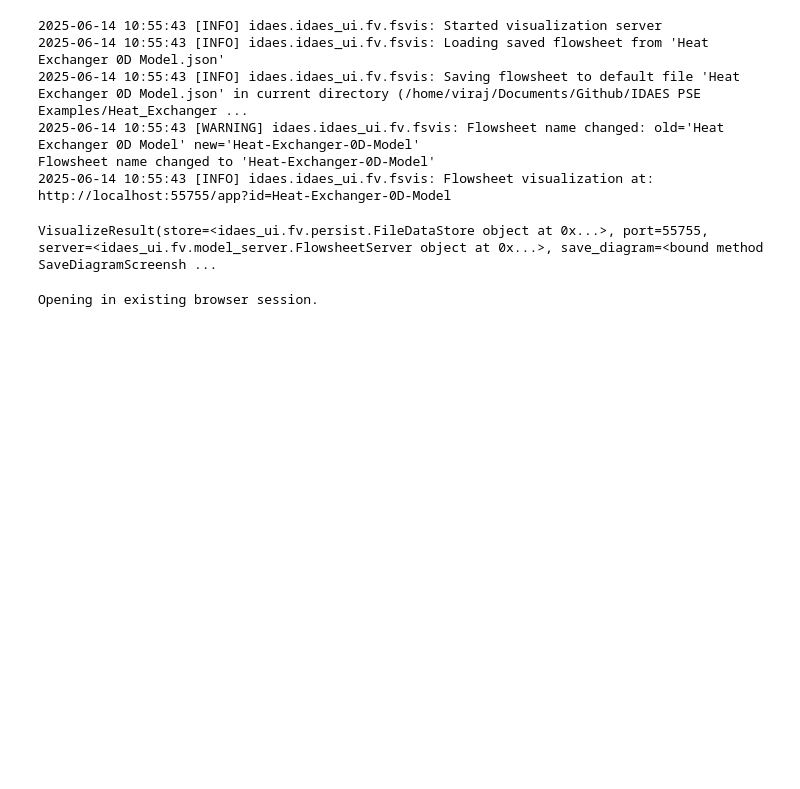
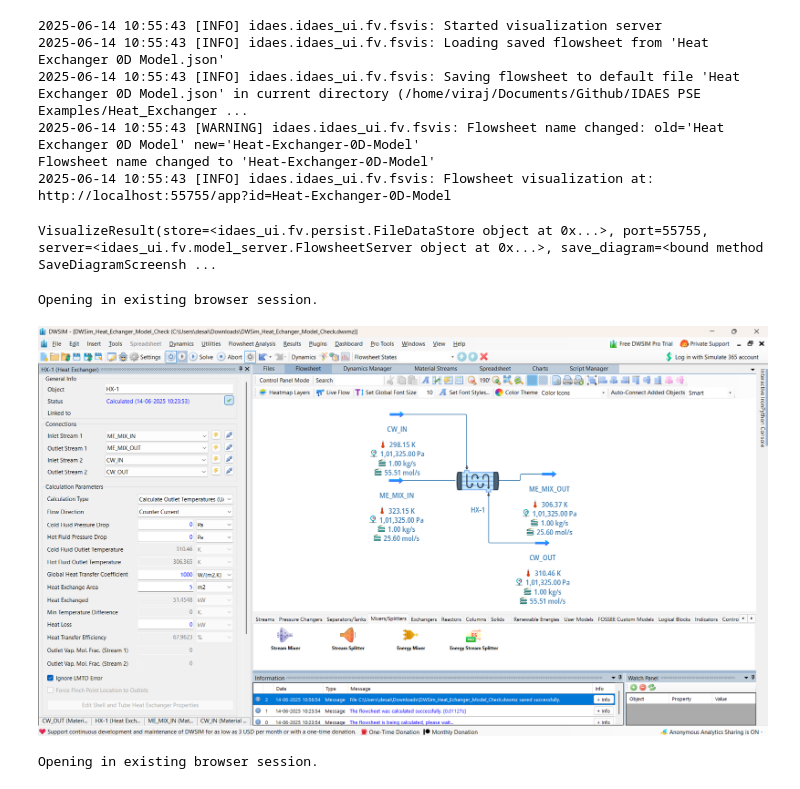
Before and after one commit to virajdesai0309/IDAES-PSE-Examples, a Jupyter notebook: Heat_Exchanger_0D/heatexchanger_0D_flowsheet_visualizer.ipynb, the cells around one changed output. Saved outputs shown, nothing was run; the diff lists cells and outputs as text; code cells hidden in the pictures; blank space fills up the shorter version.

```diff
--- a/Heat_Exchanger_0D/heatexchanger_0D_flowsheet_visualizer.ipynb
+++ b/Heat_Exchanger_0D/heatexchanger_0D_flowsheet_visualizer.ipynb
@@ -58,3 +58,8 @@ Flowsheet name changed to 'Heat-Exchanger-0D-Model'
 2025-06-14 10:55:43 [INFO] idaes.idaes_ui.fv.fsvis: Flowsheet visualization at: http://localhost:55755/app?id=Heat-Exchanger-0D-Model
 VisualizeResult(store=<idaes_ui.fv.persist.FileDataStore object at 0x...>, port=55755, server=<idaes_ui.fv.model_server.FlowsheetServer object at 0x...>, save_diagram=<bound method SaveDiagramScreensh ...
 Opening in existing browser session.
+# %%
+from IPython.display import Image
+Image(filename='/home/viraj/Documents/Github/IDAES PSE Examples/Heat_Exchanger_0D/DWSim_Heat_Echanger_Model.png')
+# %% [output]
+[figure, added]
@@ -60,0 +89,4 @@ Opening in existing browser session.
+# %%
+display_image_in_browser("DWSim_Heat_Echanger_Model.png", title="DWSim Heat Exchanger Model Check")
+# %% [output]
+Opening in existing browser session.
```
Also changed, not shown: parts of 1 cell of this notebook, 1 other file.
